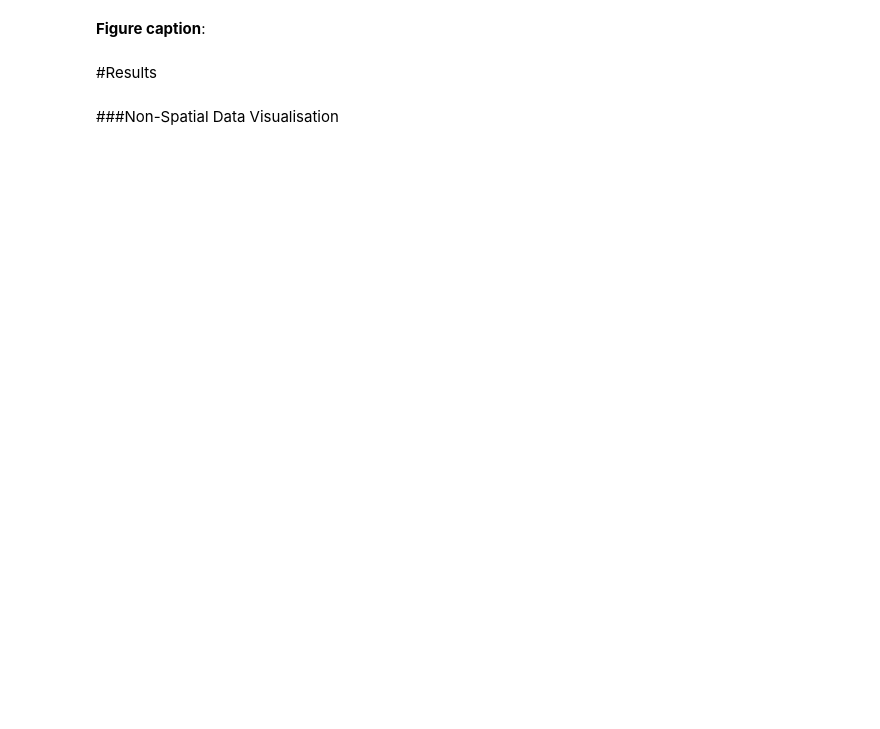
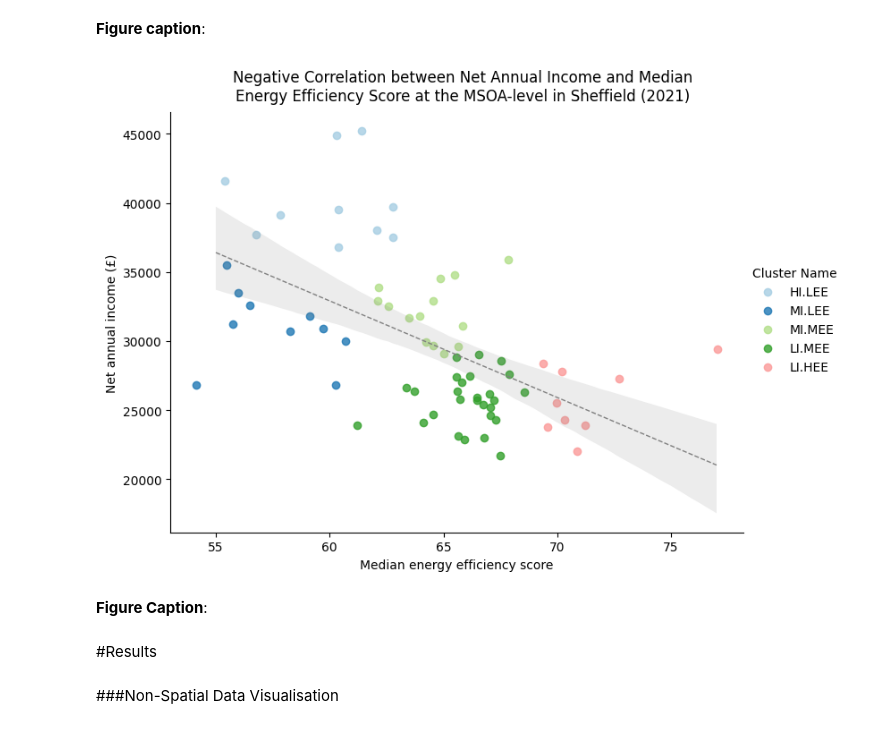
Before and after one commit to jwsn8667/GEOG5003M, a Jupyter notebook: GEOG5003_A2_201913950.ipynb, the cells around one changed output. Drawn from its saved outputs; the diff is of its cells as text; code cells hidden in the pictures; blank space fills up the shorter version.

```diff
--- a/GEOG5003_A2_201913950.ipynb
+++ b/GEOG5003_A2_201913950.ipynb
@@ -875,5 +872,22 @@ f.fig.suptitle('Sheffield Income and Energy Efficiency Clusters', y=0.975, fonts
 # %% [markdown]
 **Figure caption**:
+# %%
+# @title
+f = sns.lmplot(data=Clusters, x='Median energy efficiency score', y='Net annual income (£)', hue='Cluster Name', fit_reg=False, palette='Paired', x_jitter=0.9, hue_order=['HI.LEE','MI.LEE','MI.MEE','LI.MEE','LI.HEE'], height=6, aspect=1.25)
+
+sns.regplot(data=Clusters, x='Median energy efficiency score', y='Net annual income (£)', scatter=False, ax=f.axes[0, 0], seed=42, line_kws={'color': 'gray', 'linewidth':1.0, 'linestyle':'--'})
+
+sns.despine()
+
+# Setting a figure title
+f.fig.suptitle('Negative Correlation between Net Annual Income and Median\nEnergy Efficiency Score at the MSOA-level in Sheffield (2021)', fontsize=12, y=0.96)
+
+# Adjusting the layout of the FacetGrid
+f.fig.subplots_adjust(top=0.88, wspace=0.2, hspace=0.2)
+# %% [output]
+[figure, added]
+# %% [markdown]
+**Figure Caption**:
 # %% [markdown]
 #Results
 # %% [markdown]
```
Also changed, not shown: parts of 9 cells of this notebook.
